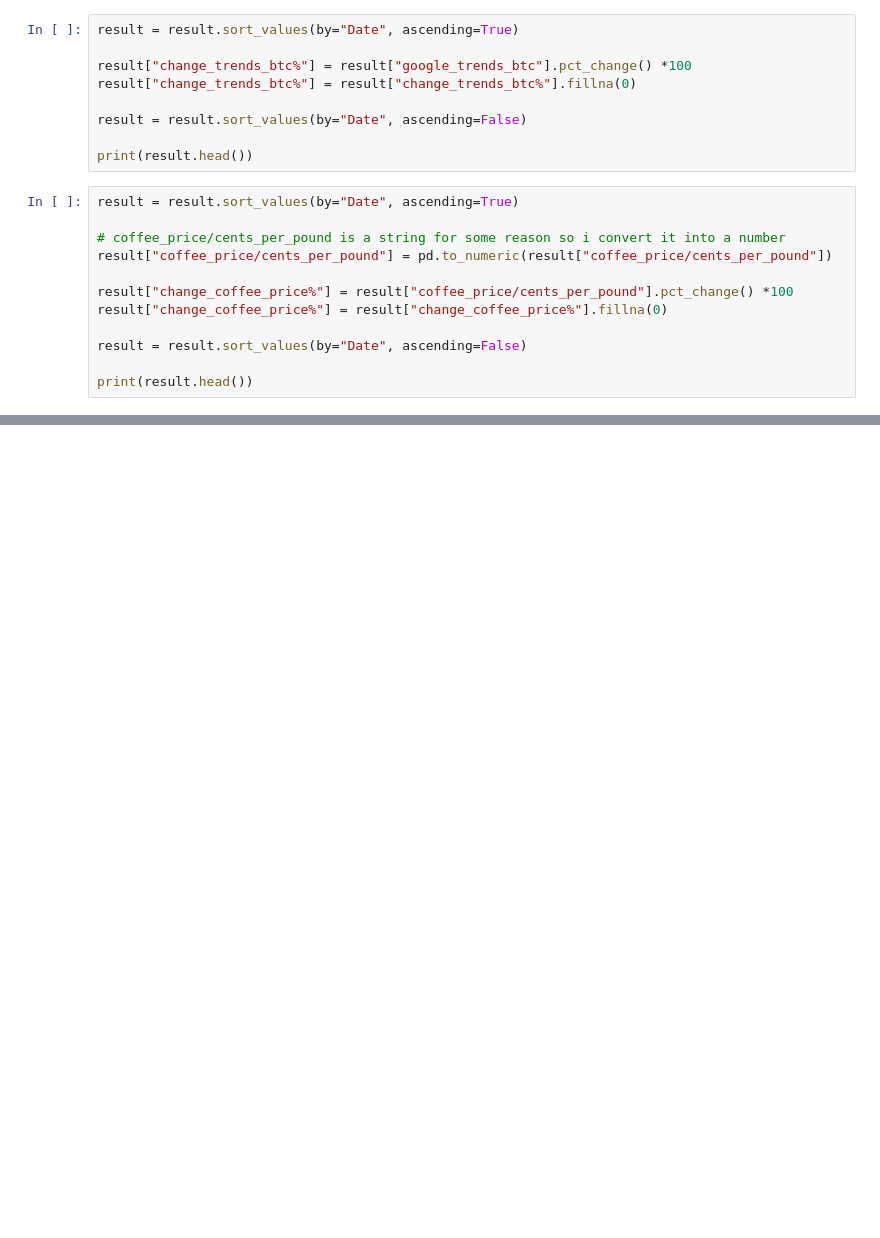
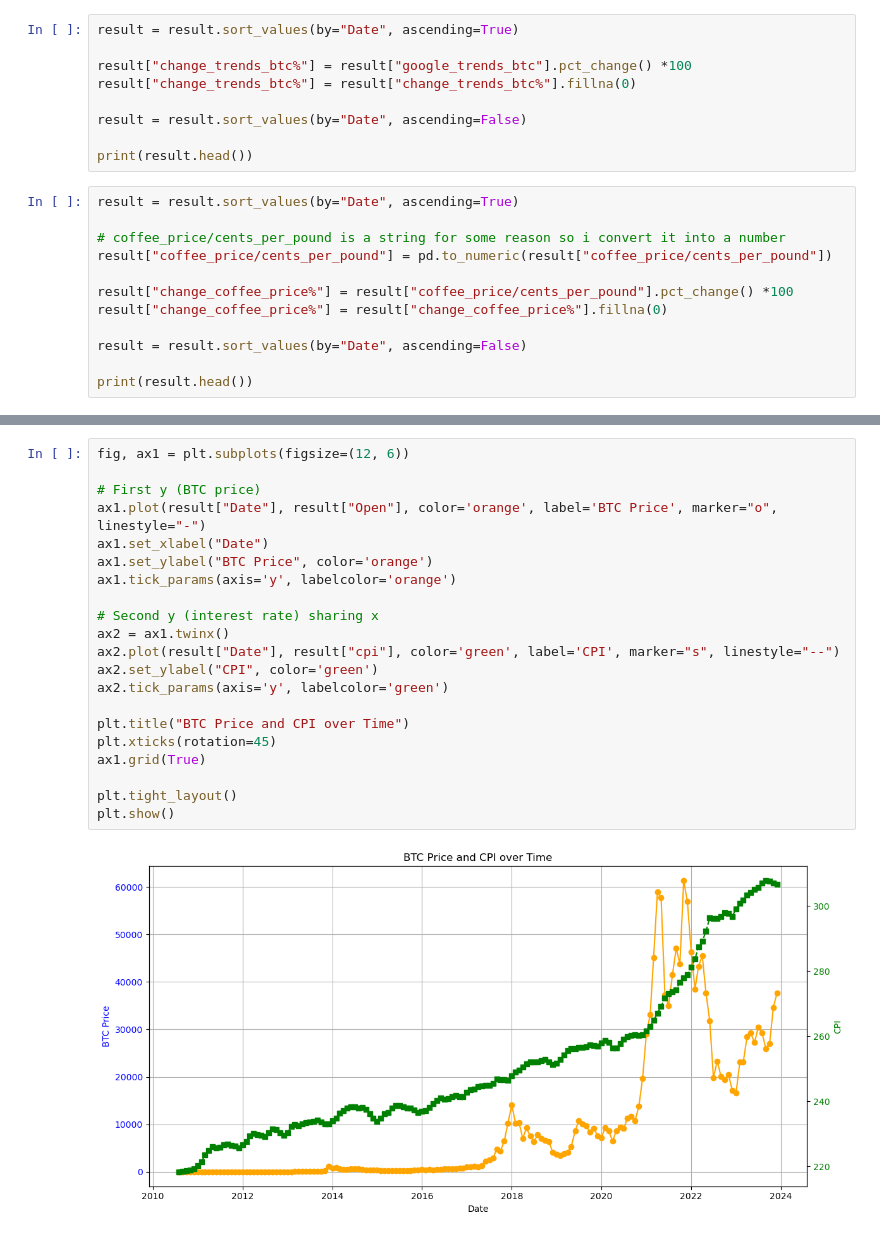
Before and after one commit to RubenLallave/Bitcoin-project, a Jupyter notebook: Bitcoin project.ipynb, the cells around one changed output, grey strips where cells are left out. Saved outputs shown, nothing was run; the diff lists cells and outputs as text; blank space fills up the shorter version.

```diff
--- a/Bitcoin project.ipynb
+++ b/Bitcoin project.ipynb
@@ -314,0 +351,23 @@ interest rate / btc
+# %%
+fig, ax1 = plt.subplots(figsize=(12, 6))
+
+# First y (BTC price)
+ax1.plot(result["Date"], result["Open"], color='orange', label='BTC Price', marker="o", linestyle="-")
+ax1.set_xlabel("Date")
+ax1.set_ylabel("BTC Price", color='orange')
+ax1.tick_params(axis='y', labelcolor='orange')
+
+# Second y (interest rate) sharing x
+ax2 = ax1.twinx()
+ax2.plot(result["Date"], result["cpi"], color='green', label='CPI', marker="s", linestyle="--")
+ax2.set_ylabel("CPI", color='green')
+ax2.tick_params(axis='y', labelcolor='green')
+
+plt.title("BTC Price and CPI over Time")
+plt.xticks(rotation=45)
+ax1.grid(True)
+
+plt.tight_layout()
+plt.show()
+# %% [output]
+[figure, added]
```
Also changed, not shown: parts of 11 cells of this notebook.
